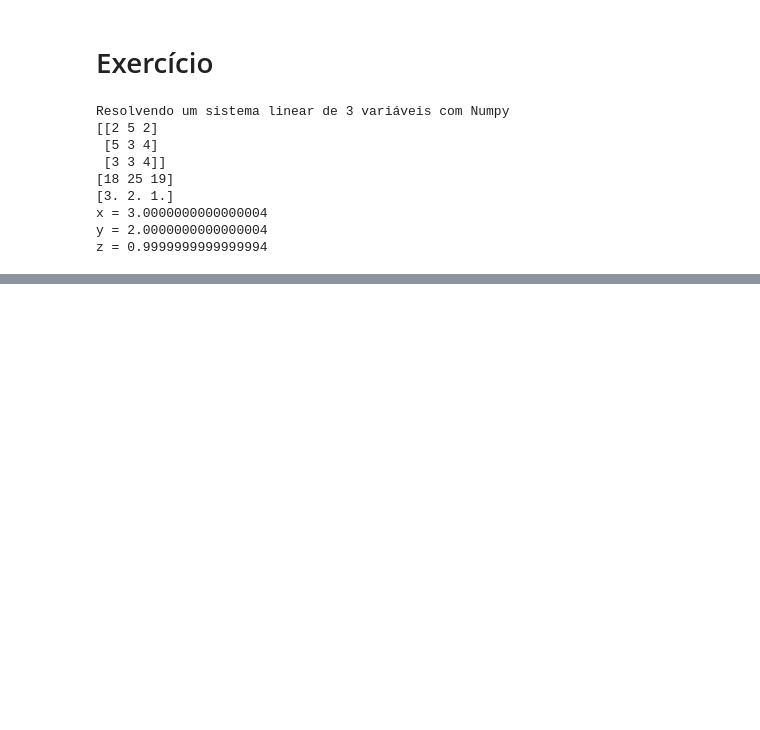
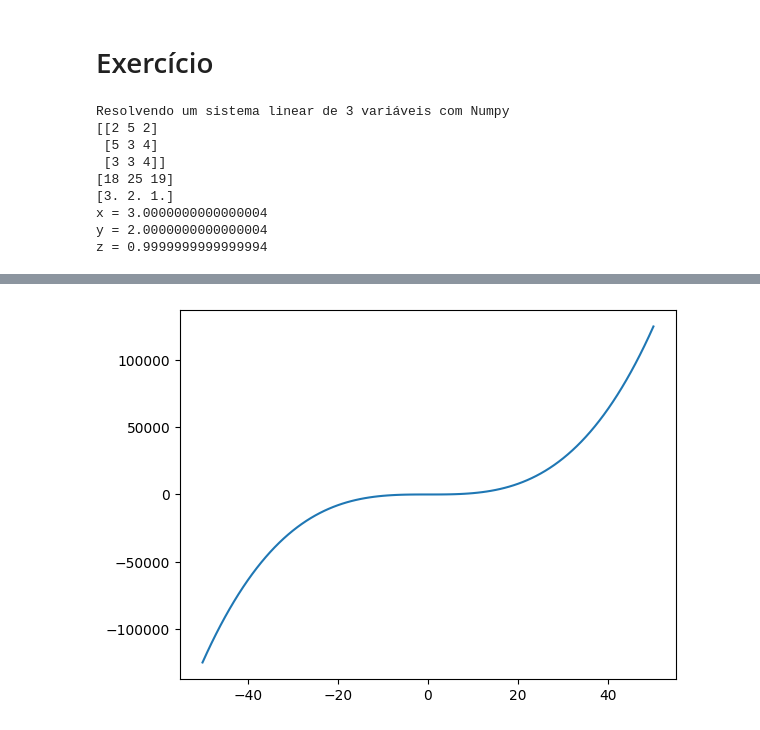
Before and after one commit to KevinShiroma/codigos_aula, a Jupyter notebook: big_data/aula05.ipynb, the cells around one changed output, grey strips where cells are left out. Drawn from its saved outputs; the diff is of its cells as text; code cells hidden in the pictures; blank space fills up the shorter version.

```diff
--- a/big_data/aula05.ipynb
+++ b/big_data/aula05.ipynb
@@ -165,0 +257,28 @@ plt.show()
+# %%
+# Define uma função que calcula o cubo de um número
+def func(x):
+    return x * x * x  # Retorna x elevado à terceira potência (x^3)
+
+# Inicializa listas vazias para armazenar os valores de x e y
+x = []
+y = []
+
+# Preenche as listas com valores
+# O loop percorre 101 iterações, de 0 a 100
+for i in range(101):
+    x.append(i - 50)  # Adiciona (i - 50) à lista x, resultando em valores de -50 a 50
+    y.append(func(i - 50))  # Adiciona o resultado da função func(i - 50) à lista y
+
+# Converte as listas x e y em arrays numpy
+# Numpy arrays são mais eficientes para operações matemáticas e manipulações
+eixo_x = np.array(x)
+eixo_y = np.array(y)
+
+# Plota os valores de x e y em um gráfico de linha
+# Plota y em função de x usando plt.plot()
+plt.plot(eixo_x, eixo_y)
+
+# Exibe o gráfico gerado
+plt.show()
+# %% [output]
+[figure, added]
```
Also changed, not shown: parts of 13 cells of this notebook, 1 other file.
